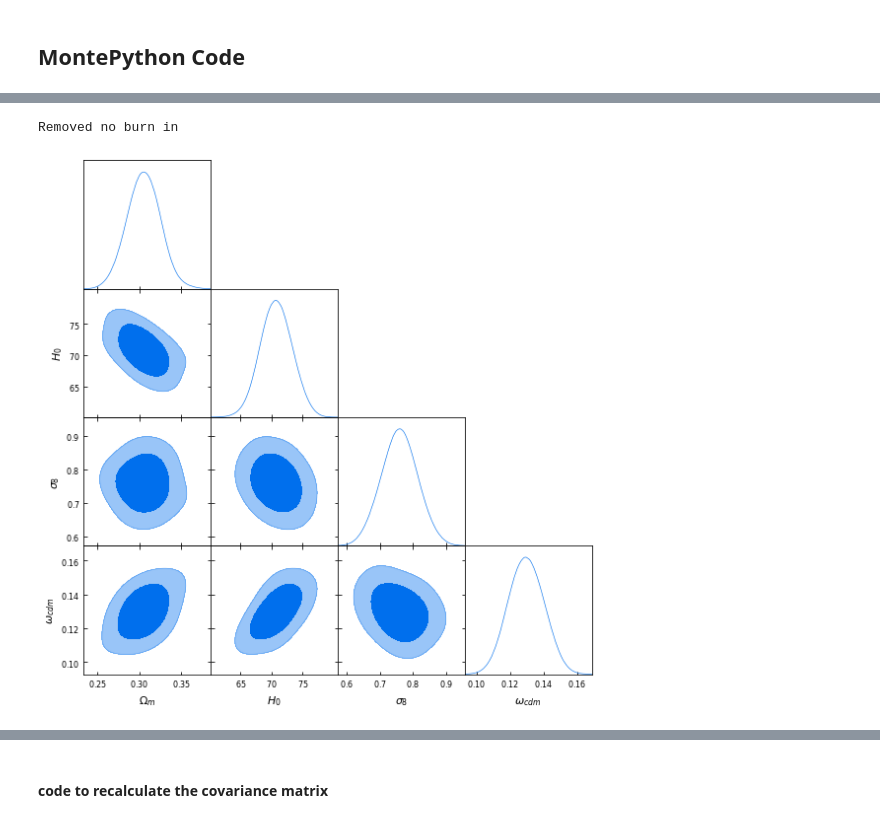
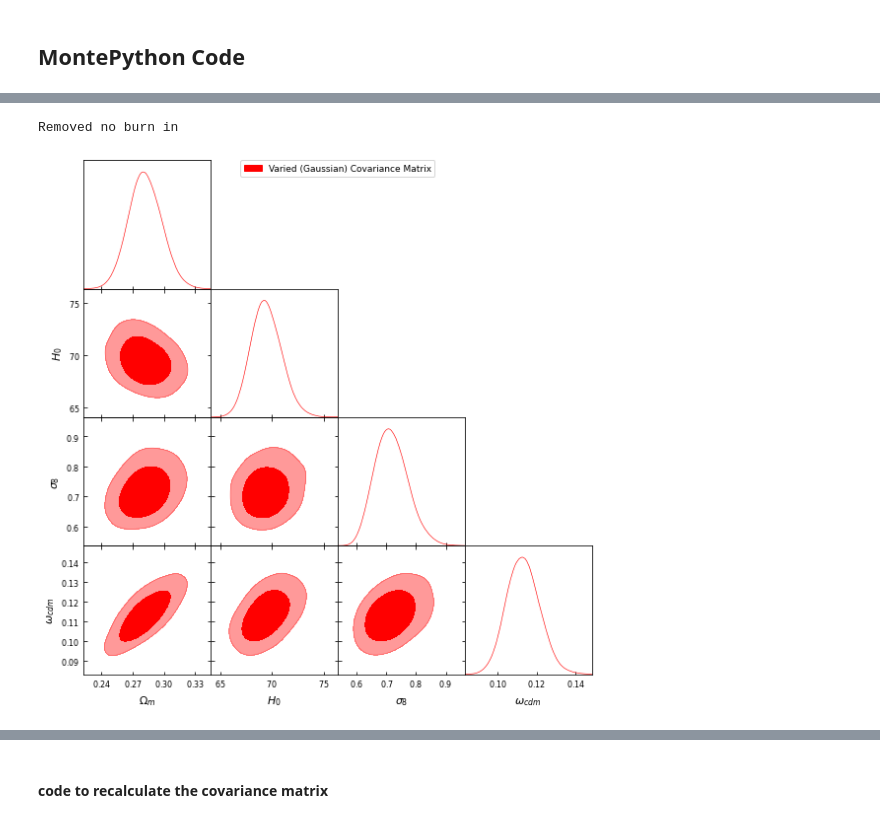
Before and after one commit to jadamo/CovNet, a Jupyter notebook: notebooks/Likelihood.ipynb, the cells around one changed output, grey strips where cells are left out. Drawn from its saved outputs; the diff is of its cells as text; code cells hidden in the pictures.

Commit message:
code update for varying covariance

```diff
--- a/notebooks/Likelihood.ipynb
+++ b/notebooks/Likelihood.ipynb
@@ -268,10 +179,16 @@ for name in chain_fid.dtype.names:
 montepython_dir = "/home/joeadamo/Research/CovNet/chains/MontePython/"
 def load_chains(prefix, burn_in, names):
 
-    chain_1 = np.genfromtxt(montepython_dir+prefix+"__1.txt", names=names)
-    chain_2 = np.genfromtxt(montepython_dir+prefix+"__2.txt", names=names)
-    chain_3 = np.genfromtxt(montepython_dir+prefix+"__3.txt", names=names)
-    chain_4 = np.genfromtxt(montepython_dir+prefix+"__4.txt", names=names)
+    all_filenames = next(os.walk(montepython_dir+prefix), (None, None, []))[2]  # [] if no file
+    chain_files = []
+    for i in range(len(all_filenames)):
+        if ".txt" in all_filenames[i]:
+            chain_files.append(all_filenames[i])
+
+    chain_1 = np.genfromtxt(montepython_dir+prefix+chain_files[0], names=names)
+    chain_2 = np.genfromtxt(montepython_dir+prefix+chain_files[1], names=names)
+    chain_3 = np.genfromtxt(montepython_dir+prefix+chain_files[2], names=names)
+    chain_4 = np.genfromtxt(montepython_dir+prefix+chain_files[3], names=names)
 
     # remove burn-in and "non-markovian" points from each chain
     chain_1 = chain_1[burn_in[0]:]
@@ -282,25 +199,36 @@ def load_chains(prefix, burn_in, names):
     # combine all chains into one big chain
     chain_combined = np.concatenate((chain_1, chain_2, chain_3, chain_4))
     return chain_combined
+
+def load_multinest_chains(prefix, burn_in, names):
+    chain = np.genfromtxt(montepython_dir+prefix, names=names)
+    chain = chain[burn_in:]
+    return chain
 # %%
 #prefix="/test-marg/2023-01-27_15000"
 #prefix="test-2/2023-02-02_15000"
-prefix_1="montepython-data/update-marg/2023-01-26_15000"
-prefix_2="beutler-data/initial-marg/2023-02-10_15000"
-prefix_3="montepython-data/initial/2023-02-19_35000"
-
+prefix_1="simulated-data/fixed-gaussian/"
+prefix_2="simulated-data/vary-gaussian/"
+prefix_3="simulated-data/vary-no-determinant/"
+# prefix_4="simulated-data/no-determinant/"
+# prefix_5 = "montepython-data/multinest/chain_NS__accepted.txt"
 
 names=["jump factor?", " -log lkl", "omch2", "h", "As", "b1", "b2", "bG2", "cs0", "cs2", "Pshot", "b4", "Omega_m", "H0", "sigma8"]
+names_MS=["?", "-ln(Z)", "omch2", "h", "As", "b1", "b2", "bG2", "cs0", "cs2", "Pshot", "b4", "Omega_m", "H0", "sigma8"]
 names_marg=["jump factor?", " -log lkl", "omch2", "h", "As", "b1", "b2", "bG2", "Omega_m", "H0", "sigma8"]
 
 # To find out how many points to remove right now, run ./montpython.py info
-burn_in_1 = [149, 135, 128, 164]
-burn_in_2 = [20,27,23,32]
-burn_in_3 = [1323, 1221, 1278, 1156]
+burn_in_1 = [14, 13, 10, 11]
+burn_in_2 = [9,25,17,17]
+burn_in_3 = [91, 102, 87, 106]
+# burn_in_4 = [99, 87, 107, 90]
 
 chain_1 = load_chains(prefix_1, burn_in_1, names_marg)
 chain_2 = load_chains(prefix_2, burn_in_2, names_marg)
-chain_3 = load_chains(prefix_3, burn_in_3, names)
+chain_3 = load_chains(prefix_3, burn_in_3, names_marg)
+#chain_4 = load_chains(prefix_4, burn_in_4, names_marg)
+
+# chain_5 = load_multinest_chains(prefix_5, 7377, names)
 # %%
 # test that each chain looks good
 for name in chain_3.dtype.names:
@@ -325,6 +251,7 @@ for name in chain_3.dtype.names:
 # %%
-plot_derived_contours([chain_3], ["Montepython Data Vector"], True)
+#print(getdist.plots.GetDistPlotSettings())
+plot_derived_contours([chain_3], ["Varied (Gaussian) Covariance Matrix"],  ["red"], True)
 # %% [output]
 Removed no burn in
-[figure, old version]
+[figure, new version]
 # %%
```
Also changed, not shown: parts of 24 cells of this notebook, 9 other files.
